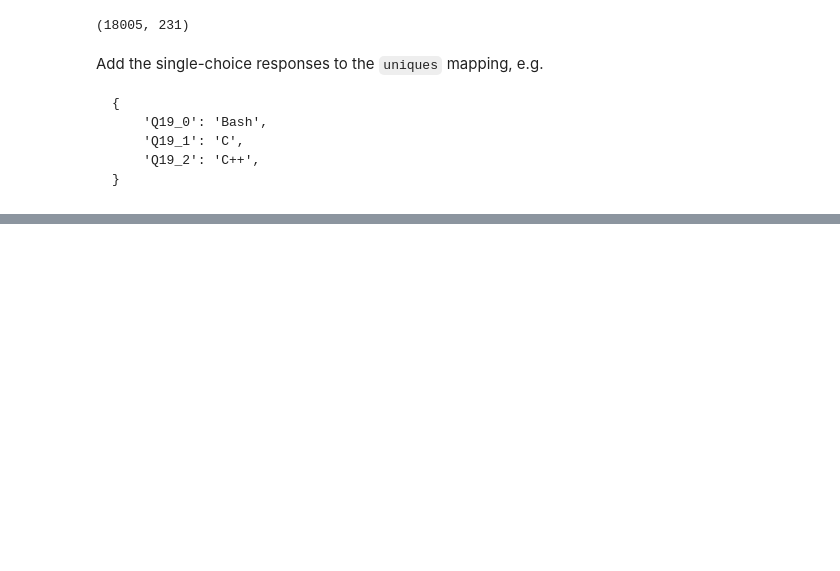
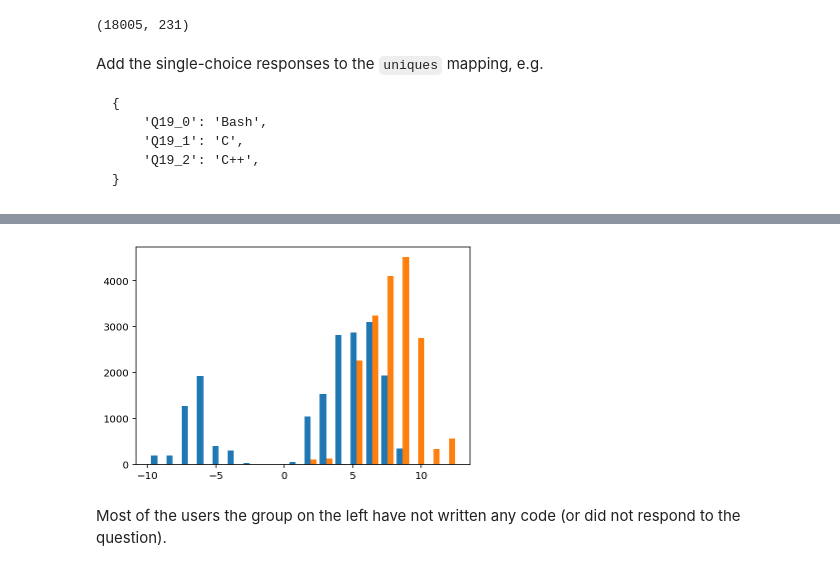
Before and after one commit to nikolay-shenkov/kaggle_survey_clustering, a Jupyter notebook: survey_preprocess.ipynb, the cells around one changed output, grey strips where cells are left out. Drawn from its saved outputs; the diff is of its cells as text; code cells hidden in the pictures; blank space fills up the shorter version.

```diff
--- a/survey_preprocess.ipynb
+++ b/survey_preprocess.ipynb
@@ -226,0 +233,6 @@ with open('data/short_questions.json', 'w') as f:
+# %%
+plt.hist(proj, bins=20);
+# %% [output]
+[figure, added]
+# %% [markdown]
+Most of the users the group on the left have not written any code (or did not respond to the question).
```
Also changed, not shown: parts of 10 cells of this notebook.
